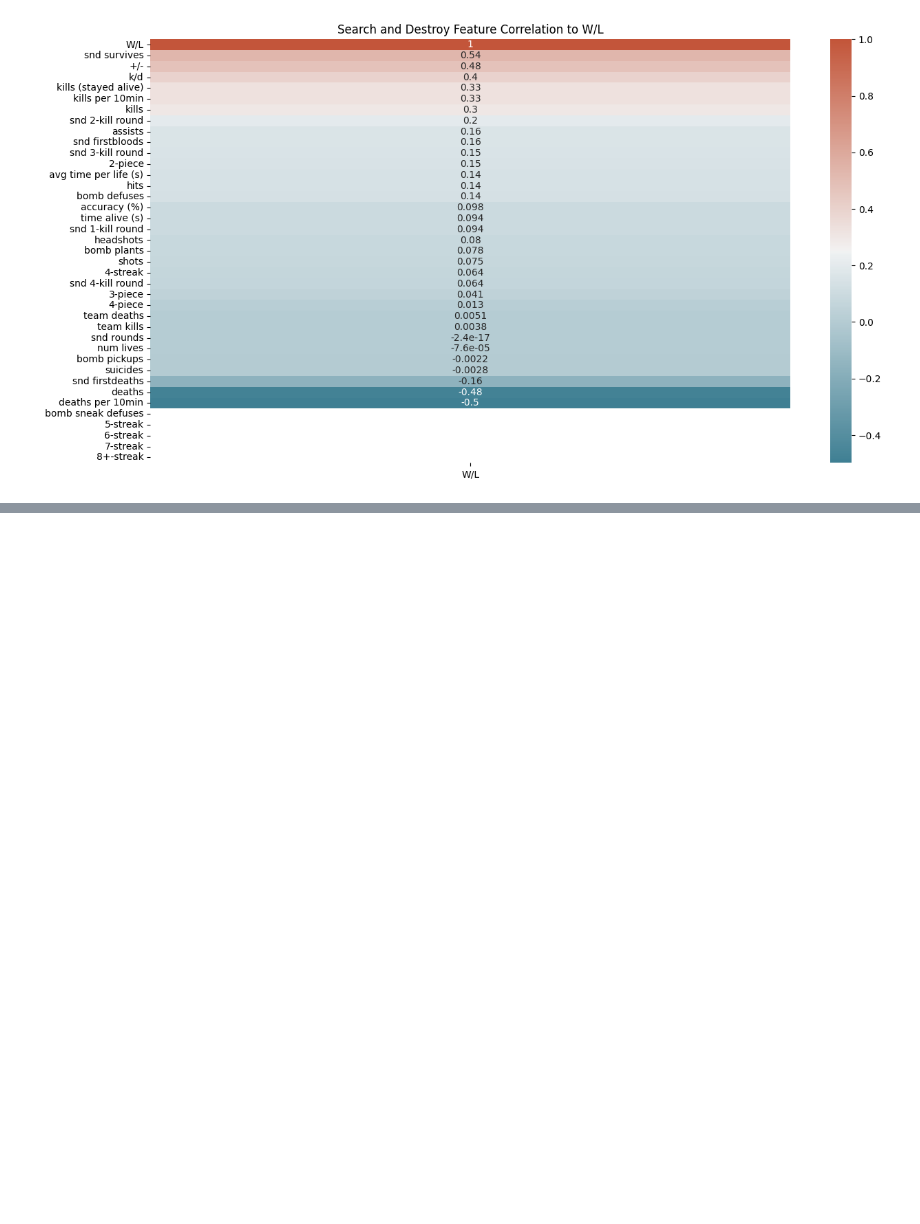
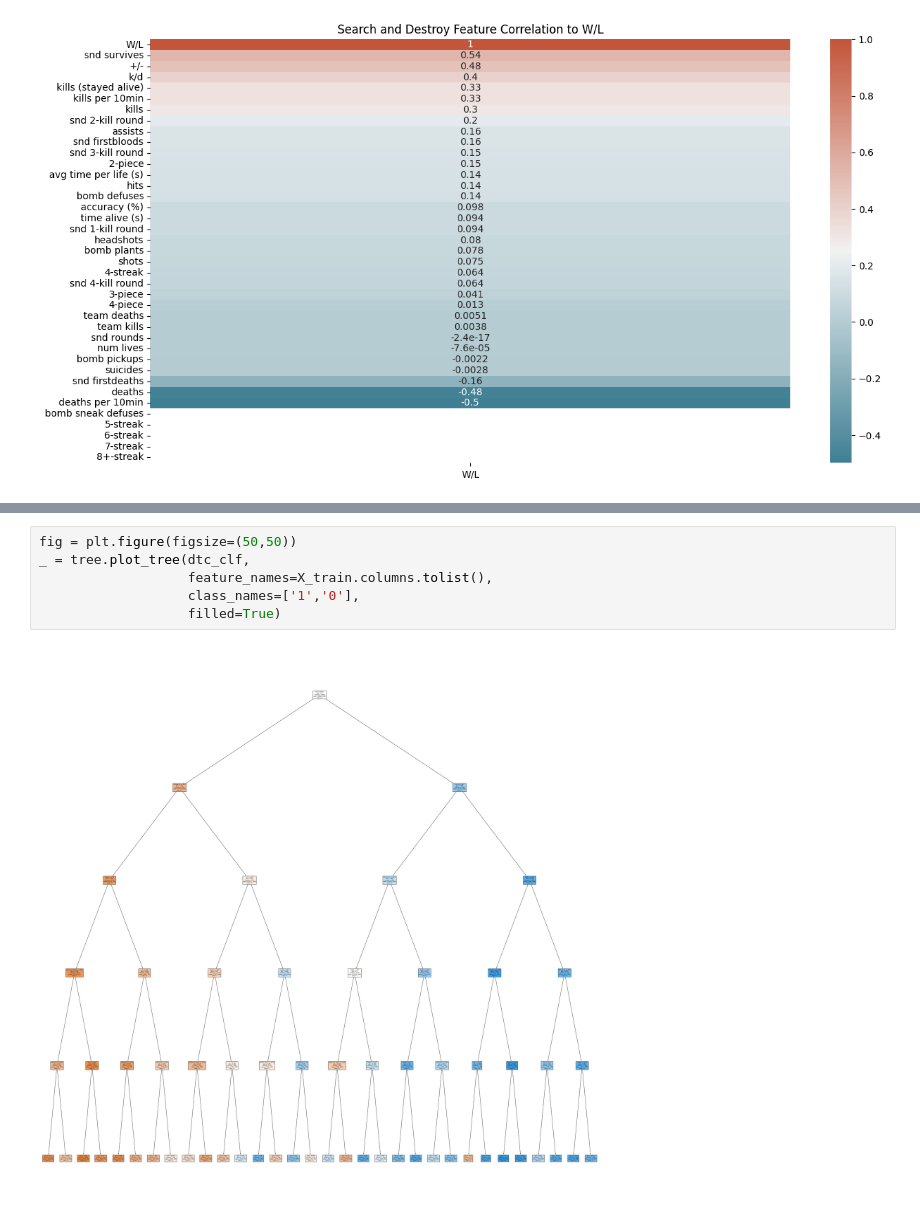
Before and after one commit to clfiore11/cwl-data, a Jupyter notebook: research/notebooks/supervised_model.ipynb, the cells around one changed output, grey strips where cells are left out. Cells and saved outputs as stored; diff of their text form; blank space fills up the shorter version.

```diff
--- a/research/notebooks/supervised_model.ipynb
+++ b/research/notebooks/supervised_model.ipynb
@@ -92,0 +228,8 @@ sns.heatmap(
+# %%
+fig = plt.figure(figsize=(50,50))
+_ = tree.plot_tree(dtc_clf,
+                   feature_names=X_train.columns.tolist(),
+                   class_names=['1','0'],
+                   filled=True)
+# %% [output]
+[figure, added]
```
Also changed, not shown: parts of 30 cells of this notebook.
